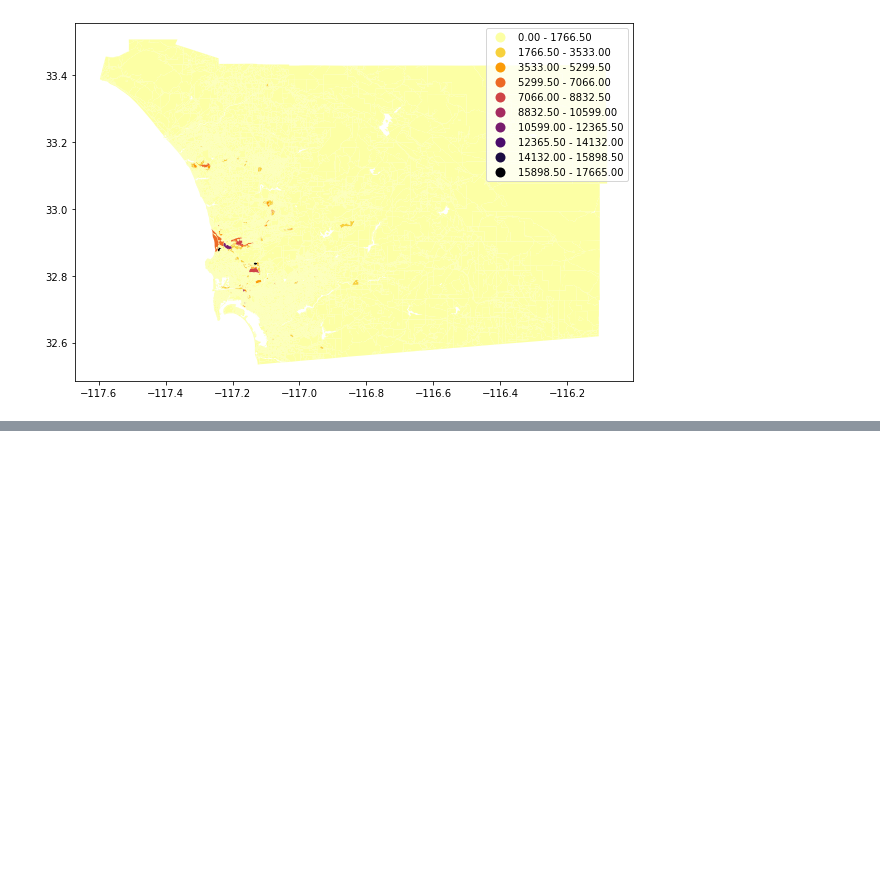
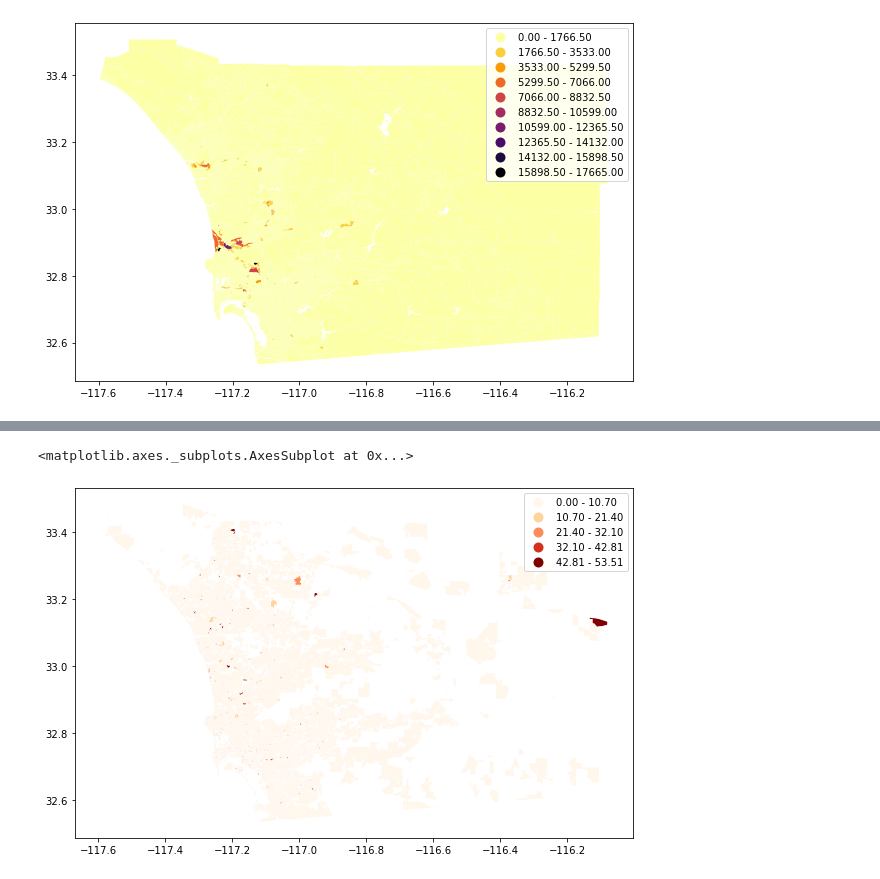
Before and after one commit to AnGWar26/Regional-Employment-Clusters, a Jupyter notebook: LEHD_DataRead.ipynb, the cells around one changed output, grey strips where cells are left out. Cells and saved outputs as stored; diff of their text form; code cells hidden in the pictures; blank space fills up the shorter version.

```diff
--- a/LEHD_DataRead.ipynb
+++ b/LEHD_DataRead.ipynb
@@ -152,0 +136,19 @@ for i in range(len(groups_list)):
+# %%
+JobsLQIndex = MultiLocationQuotient(SDlehd_blocks, jobs_list)
+JobsLQIndex.statistics
+EduLQIndex = MultiLocationQuotient(SDlehd_blocks, edu_list)
+EduLQIndex.statistics
+
+for jobtype in range(len(jobs_list)):
+    SDlehd_blocks['LQ_' + jobs_list[jobtype]] = JobsLQIndex.statistics[:,jobtype]
+
+
+for edu in range(len(edu_list)):
+    SDlehd_blocks['LQ_' + edu_list[edu]] = EduLQIndex.statistics[:,edu]
+# %%
+#graphing 50 of these at once sounds hard so lets just graph a few
+#information workers
+SDlehd_blocks.plot(column='LQ_CNS09', cmap='OrRd', k=5, scheme='equalinterval', figsize = (10,10), legend=True)
+# %% [output]
+<matplotlib.axes._subplots.AxesSubplot at 0x...>
+[figure, added]
```
Also changed, not shown: parts of 8 cells of this notebook.
